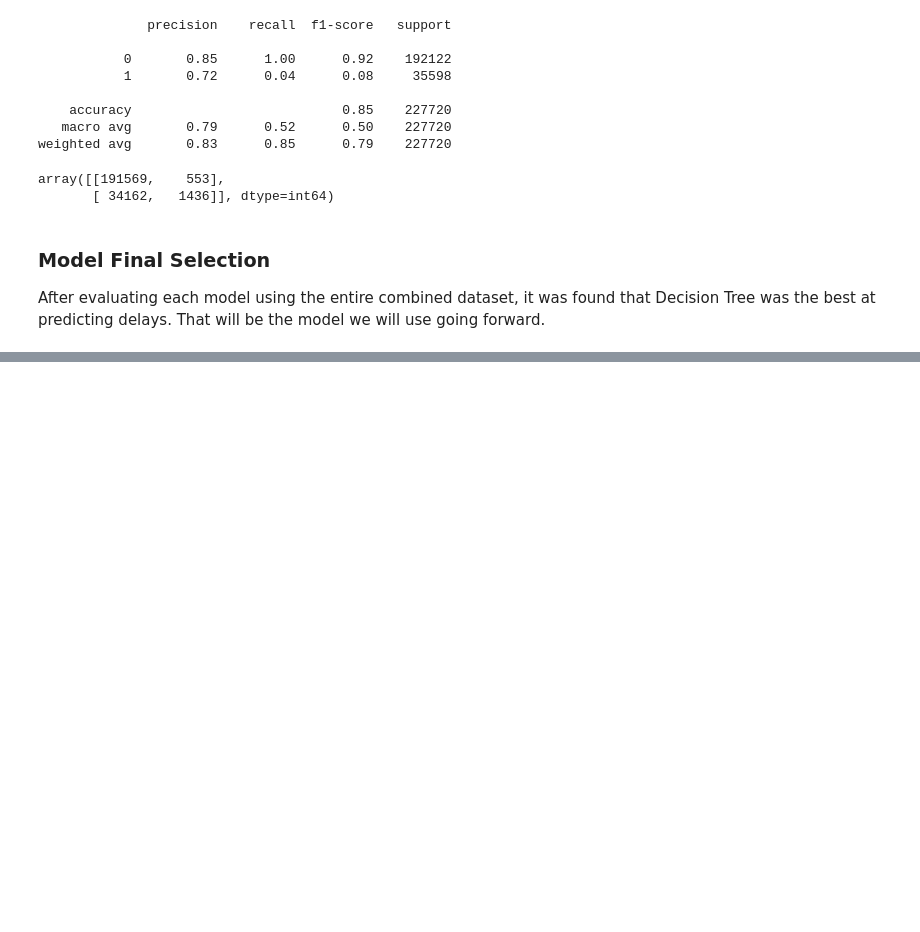
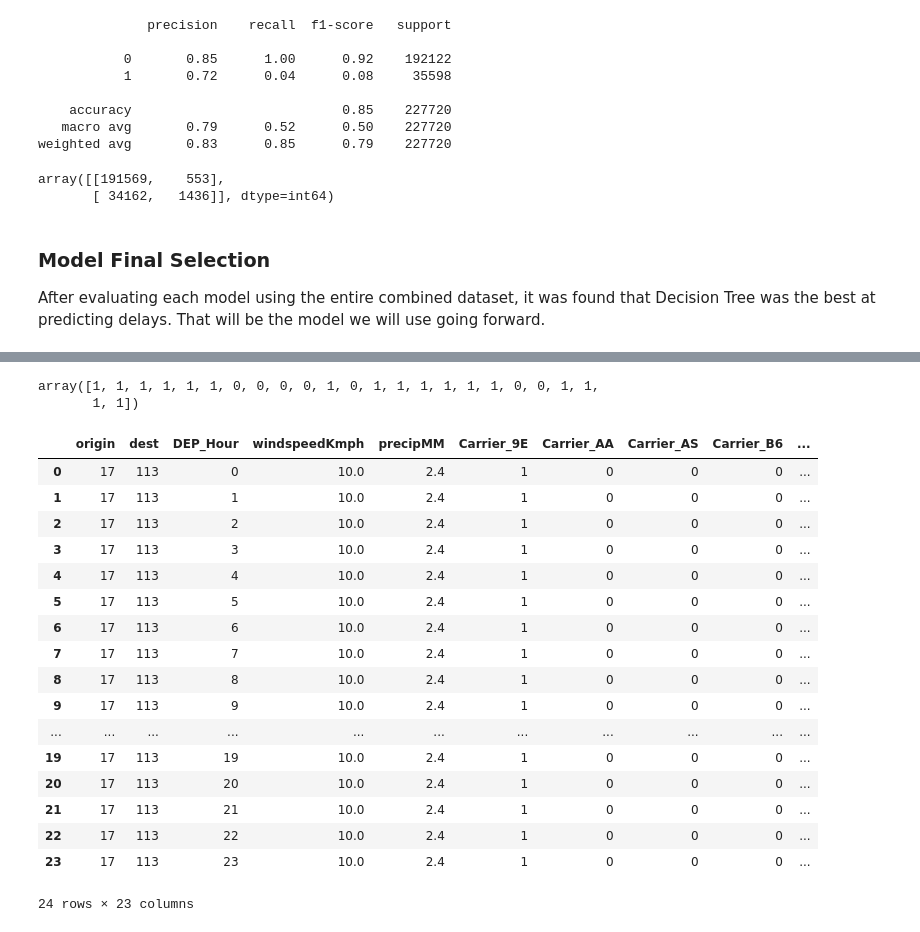
Before and after one commit to Duegan24/Final_Project, a Jupyter notebook: Seg_three_Machine Learning Model.ipynb, the cells around one changed output, grey strips where cells are left out. Saved outputs shown, nothing was run; the diff lists cells and outputs as text; code cells hidden in the pictures; blank space fills up the shorter version.

```diff
--- a/Seg_three_Machine Learning Model.ipynb
+++ b/Seg_three_Machine Learning Model.ipynb
@@ -546,0 +745,8 @@ The next step is to export the encoding steps and model so it can be used later.
+# %%
+inputs_df_encoded = inputs_df
+
+# Test Transform if it matches earlier output
+inputs_df_encoded['origin'] = le_origin.transform(inputs_df['origin'])
+inputs_df_encoded['dest'] = le_dest.transform(inputs_df['dest'])
+
+inputs_df_encoded.head()
@@ -546,0 +761,5 @@ The next step is to export the encoding steps and model so it can be used later.
+# %%
+# transform the test dataset
+inputs_scaled = scaler.transform(inputs_df_encoded)
+
+inputs_scaled[:5]
@@ -546,0 +784,32 @@ The next step is to export the encoding steps and model so it can be used later.
+# %%
+
+# Test loaded model
+y_pred = model_dt.predict(inputs_scaled)
+
+y_pred
+# %% [output]
+array([1, 1, 1, 1, 1, 1, 0, 0, 0, 0, 1, 0, 1, 1, 1, 1, 1, 1, 0, 0, 1, 1,
+       1, 1])
+# %%
+inputs_df['delayed'] = y_pred
+# %%
+inputs_df
+# %% [output]
+|  | origin | dest | DEP_Hour | windspeedKmph | precipMM | Carrier_9E | Carrier_AA | Carrier_AS | Carrier_B6 | ... |
+| 0 | 17 | 113 | 0 | 10.0 | 2.4 | 1 | 0 | 0 | 0 | ... |
+| 1 | 17 | 113 | 1 | 10.0 | 2.4 | 1 | 0 | 0 | 0 | ... |
+| 2 | 17 | 113 | 2 | 10.0 | 2.4 | 1 | 0 | 0 | 0 | ... |
+| 3 | 17 | 113 | 3 | 10.0 | 2.4 | 1 | 0 | 0 | 0 | ... |
+| 4 | 17 | 113 | 4 | 10.0 | 2.4 | 1 | 0 | 0 | 0 | ... |
+| 5 | 17 | 113 | 5 | 10.0 | 2.4 | 1 | 0 | 0 | 0 | ... |
+| 6 | 17 | 113 | 6 | 10.0 | 2.4 | 1 | 0 | 0 | 0 | ... |
+| 7 | 17 | 113 | 7 | 10.0 | 2.4 | 1 | 0 | 0 | 0 | ... |
+| 8 | 17 | 113 | 8 | 10.0 | 2.4 | 1 | 0 | 0 | 0 | ... |
+| 9 | 17 | 113 | 9 | 10.0 | 2.4 | 1 | 0 | 0 | 0 | ... |
+| ... | ... | ... | ... | ... | ... | ... | ... | ... | ... | ... |
+| 19 | 17 | 113 | 19 | 10.0 | 2.4 | 1 | 0 | 0 | 0 | ... |
+| 20 | 17 | 113 | 20 | 10.0 | 2.4 | 1 | 0 | 0 | 0 | ... |
+| 21 | 17 | 113 | 21 | 10.0 | 2.4 | 1 | 0 | 0 | 0 | ... |
+| 22 | 17 | 113 | 22 | 10.0 | 2.4 | 1 | 0 | 0 | 0 | ... |
+| 23 | 17 | 113 | 23 | 10.0 | 2.4 | 1 | 0 | 0 | 0 | ... |
+24 rows × 23 columns
```
Also changed, not shown: parts of 27 cells of this notebook, 4 other files.
